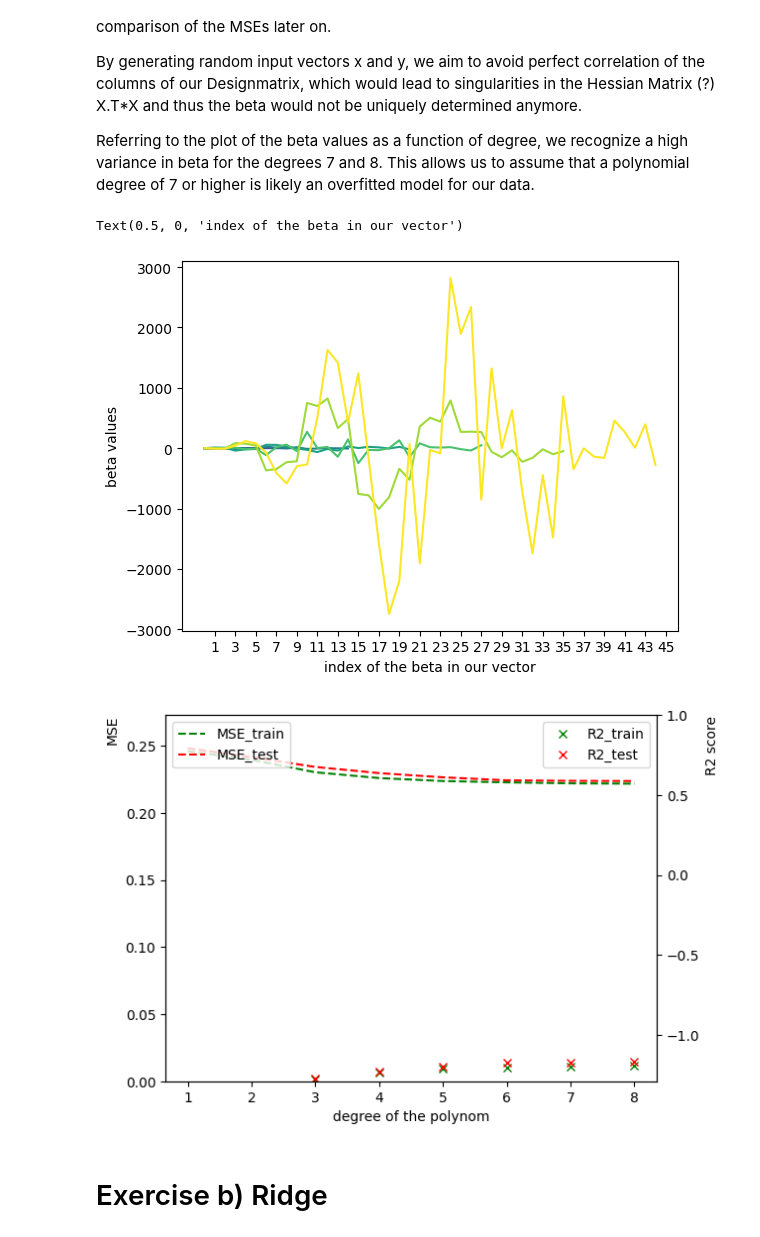
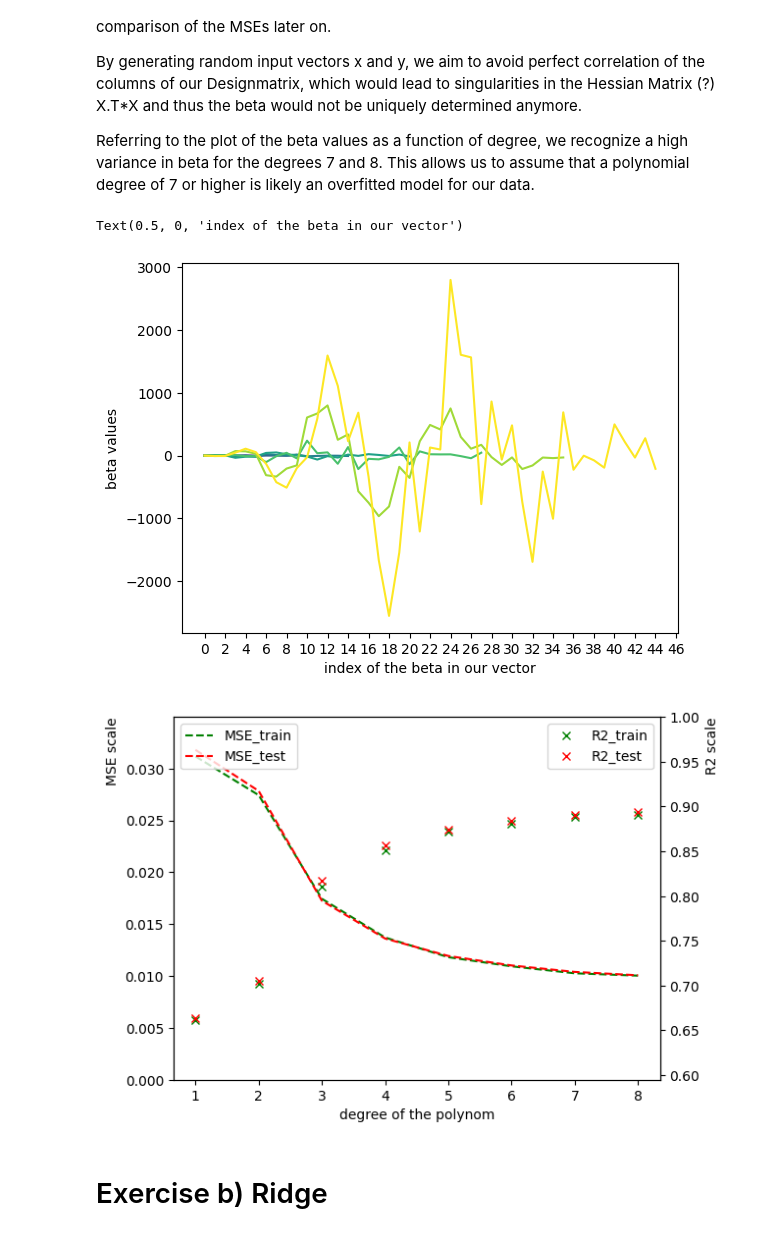
Before and after one commit to alessiasanfelici/FYS-STK4155-Project-1, a Jupyter notebook: Project-1 merged a) to c).ipynb, the cells around one changed output. Cells and saved outputs as stored; diff of their text form; code cells hidden in the pictures.

```diff
--- a/Project-1 merged a) to c).ipynb
+++ b/Project-1 merged a) to c).ipynb
@@ -139,8 +139,8 @@ for i in range(1, degree+1):
 
         beta_list.append(list(beta))
 
-        ypredict = X_tilde @ beta
-        ypredict_test = X_test_scaled[:,0:c-1] @ beta
+        ypredict = X_tilde @ beta + z_scaler
+        ypredict_test = X_test_scaled[:,0:c-1] @ beta + z_scaler
 
         MSE_train[i-1] = MSE(z_train, ypredict)
         MSE_test[i-1] = MSE(z_test, ypredict_test)
@@ -150,38 +150,38 @@ for i in range(1, degree+1):
 
 
 # plotting the MSE and R^2 - as well as beta - as functions of the polynomial degree
 fig = plt.figure()
 
 fig2, ax1 = plt.subplots()
 plt.xlabel("degree of the polynom")
 xax = np.arange(1, degree +1)
 plt.xticks(xax)
 ax2 = ax1.twinx()
 ax2.set_ylim(np.min(rsqr_train)*0.9, 1)
 ax1.set_ylim(0, np.max(MSE_test)*1.1)
 ax1.plot(xax, MSE_train, 'g--', label='MSE_train')
 ax1.plot(xax, MSE_test, 'r--', label='MSE_test')
 ax2.plot(xax, rsqr_train, 'gx', label='R2_train')
 ax2.plot(xax, rsqr_test, 'rx', label='R2_test')
 ax1.legend(loc='upper left')
 ax2.legend(loc='upper right')
-ax1.set_ylabel('MSE', loc='top')
-ax2.set_ylabel('R2 score', loc='top')
+ax1.set_ylabel('MSE scale', loc='top')
+ax2.set_ylabel('R2 scale', loc='top')
 
 # plot the beta
 fig3 = fig.subplots()
-xax2 = np.arange(1, len(X)+2, 2)
+xax2 = np.arange(0, len(X)+2, 2)
 fig3.set_xticks(xax2)
 beta_list = np.nan_to_num(beta_list)
 colors = plt.cm.viridis(np.linspace(0, 1, degree))
 for i in range(len(beta_list)):
 	fig3.plot(np.append(z_scaler, beta_list[i]), color=colors[i])
 fig3.set_ylabel("beta values")
 fig3.set_xlabel("index of the beta in our vector")
 # %% [output]
 Text(0.5, 0, 'index of the beta in our vector')
-[figure, old version]
+[figure, new version]
-[figure, old version]
+[figure, new version]
 # %% [markdown]
 # Exercise b) Ridge
 # %%
```
Also changed, not shown: parts of 3 cells of this notebook.
